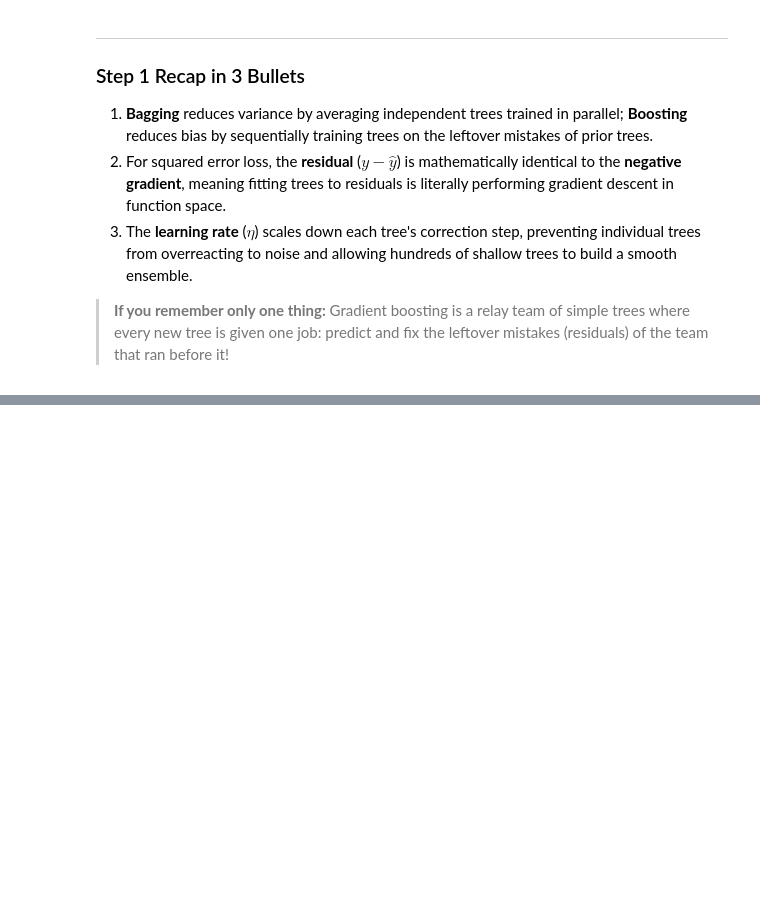
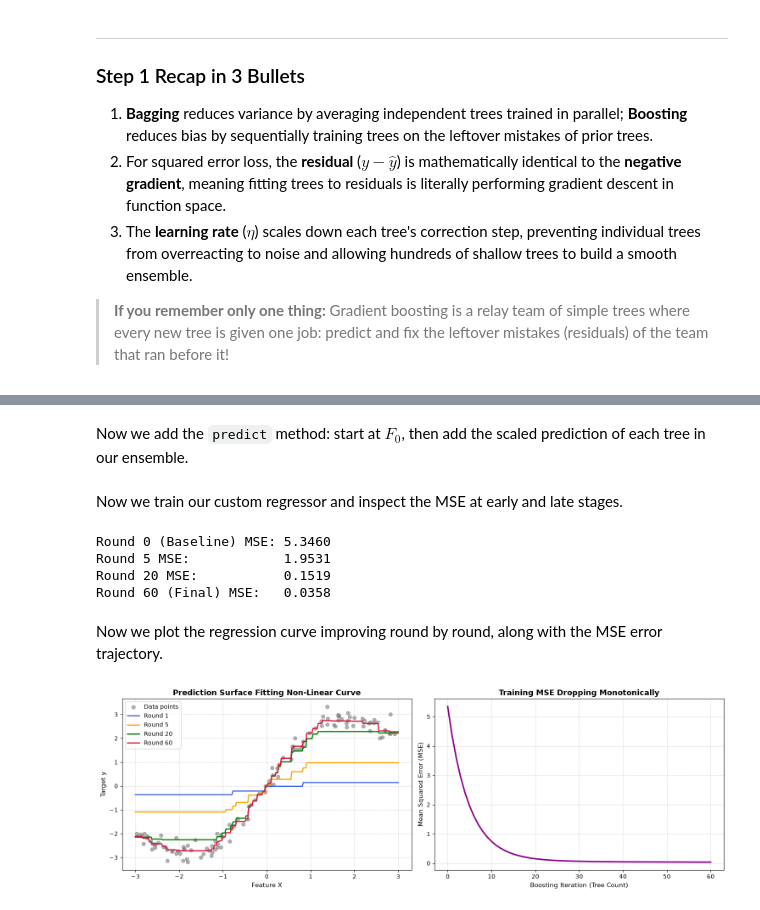
Before and after one commit to Arnav-Shrivastava/gradient-boosting-regression-zero-to-one, a Jupyter notebook: gradient_boosting_masterclass.ipynb, the cells around one changed output, grey strips where cells are left out. Cells and saved outputs as stored; diff of their text form; code cells hidden in the pictures; blank space fills up the shorter version.

Commit message:
feat: implement gradient boosting from scratch for regression and classification

```diff
--- a/gradient_boosting_masterclass.ipynb
+++ b/gradient_boosting_masterclass.ipynb
@@ -373,0 +473,57 @@ plt.show()
+# %% [markdown]
+Now we add the `predict` method: start at $F_0$, then add the scaled prediction of each tree in our ensemble.
+# %%
+def predict_regressor(self, X):
+    preds = np.full(X.shape[0], self.f0, dtype=float)
+    for tree in self.trees:
+        preds += self.learning_rate * tree.predict(X)
+    return preds
+
+CustomGradientBoostingRegressor.predict = predict_regressor
+# %% [markdown]
+Now we train our custom regressor and inspect the MSE at early and late stages.
+# %%
+# Instantiate and fit our custom regressor
+gb_reg = CustomGradientBoostingRegressor(n_estimators=60, learning_rate=0.1, max_depth=2)
+gb_reg.fit(X_reg, y_reg)
+
+print(f"Round 0 (Baseline) MSE: {gb_reg.train_mse[0]:.4f}")
+print(f"Round 5 MSE:            {gb_reg.train_mse[5]:.4f}")
+print(f"Round 20 MSE:           {gb_reg.train_mse[20]:.4f}")
+print(f"Round 60 (Final) MSE:   {gb_reg.train_mse[60]:.4f}")
+# %% [output]
+Round 0 (Baseline) MSE: 5.3460
+Round 5 MSE:            1.9531
+Round 20 MSE:           0.1519
+Round 60 (Final) MSE:   0.0358
+# %% [markdown]
+Now we plot the regression curve improving round by round, along with the MSE error trajectory.
+# %%
+# Dense grid to plot smooth prediction curves
+X_grid = np.linspace(-3, 3, 300).reshape(-1, 1)
+
+def predict_at_round(model, X, round_idx):
+    res = np.full(X.shape[0], model.f0, dtype=float)
+    for t in model.trees[:round_idx]:
+        res += model.learning_rate * t.predict(X)
+    return res
+
+fig, (ax1, ax2) = plt.subplots(1, 2, figsize=(15, 5))
+ax1.scatter(X_reg, y_reg, color='gray', alpha=0.6, label='Data points', zorder=2)
+for r, color in zip([1, 5, 20, 60], ['royalblue', 'orange', 'green', 'crimson']):
+    ax1.plot(X_grid, predict_at_round(gb_reg, X_grid, r), label=f'Round {r}', color=color, linewidth=2)
+ax1.set_title('Prediction Surface Fitting Non-Linear Curve', fontsize=13, fontweight='bold')
+ax1.set_xlabel('Feature X', fontsize=11)
+ax1.set_ylabel('Target y', fontsize=11)
+ax1.legend()
+ax1.grid(True, linestyle='--', alpha=0.5)
+
+ax2.plot(range(len(gb_reg.train_mse)), gb_reg.train_mse, color='darkmagenta', linewidth=2.5)
+ax2.set_title('Training MSE Dropping Monotonically', fontsize=13, fontweight='bold')
+ax2.set_xlabel('Boosting Iteration (Tree Count)', fontsize=11)
+ax2.set_ylabel('Mean Squared Error (MSE)', fontsize=11)
+ax2.grid(True, linestyle='--', alpha=0.5)
+plt.tight_layout()
+plt.show()
+# %% [output]
+[figure, added]
```
Also changed, not shown: parts of 20 cells of this notebook.
